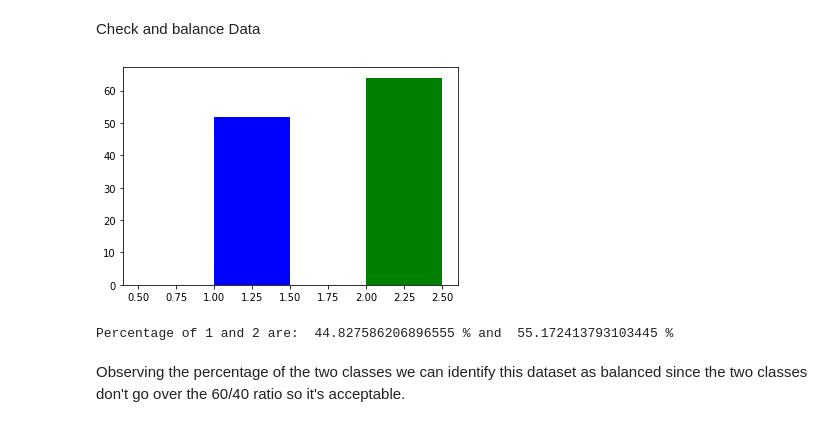
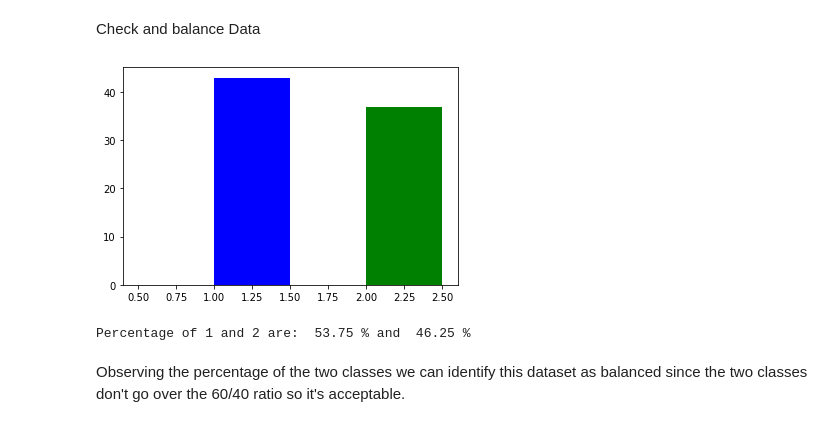
Before and after one commit to Vaelthur/DataSpaces_Tesina, a Jupyter notebook: DS_Tesina.ipynb, the cells around one changed output. Cells and saved outputs as stored; diff of their text form; code cells hidden in the pictures.

```diff
--- a/DS_Tesina.ipynb
+++ b/DS_Tesina.ipynb
@@ -64,17 +66,16 @@ Without outliers the dimension of my database is  80  instead of  116
 # %% [markdown]
 <p> Check and balance Data </p>
 # %%
-cleanDs = data
 Y = cleanDs.iloc[:, 9]
 ones = Y[Y == 1]
 twos = Y[Y == 2]
 plt.hist(ones, color='blue', width=0.5)
 plt.hist(twos, color='green', width=0.5)
 plt.show()
 print("Percentage of 1 and 2 are: ", ones.shape[0]/Y.shape[0]*100, "% and ", twos.shape[0]/Y.shape[0]*100,"%")
 # %% [output]
-[figure, old version]
+[figure, new version]
-Percentage of 1 and 2 are:  44.827586206896555 % and  55.172413793103445 %
+Percentage of 1 and 2 are:  53.75 % and  46.25 %
 # %% [markdown]
 <p>Observing the percentage of the two classes we can identify this dataset as balanced since the two classes don't go over the 60/40 ratio so it's acceptable.</p>
 # %% [markdown]
```
Also changed, not shown: parts of 11 cells of this notebook.
